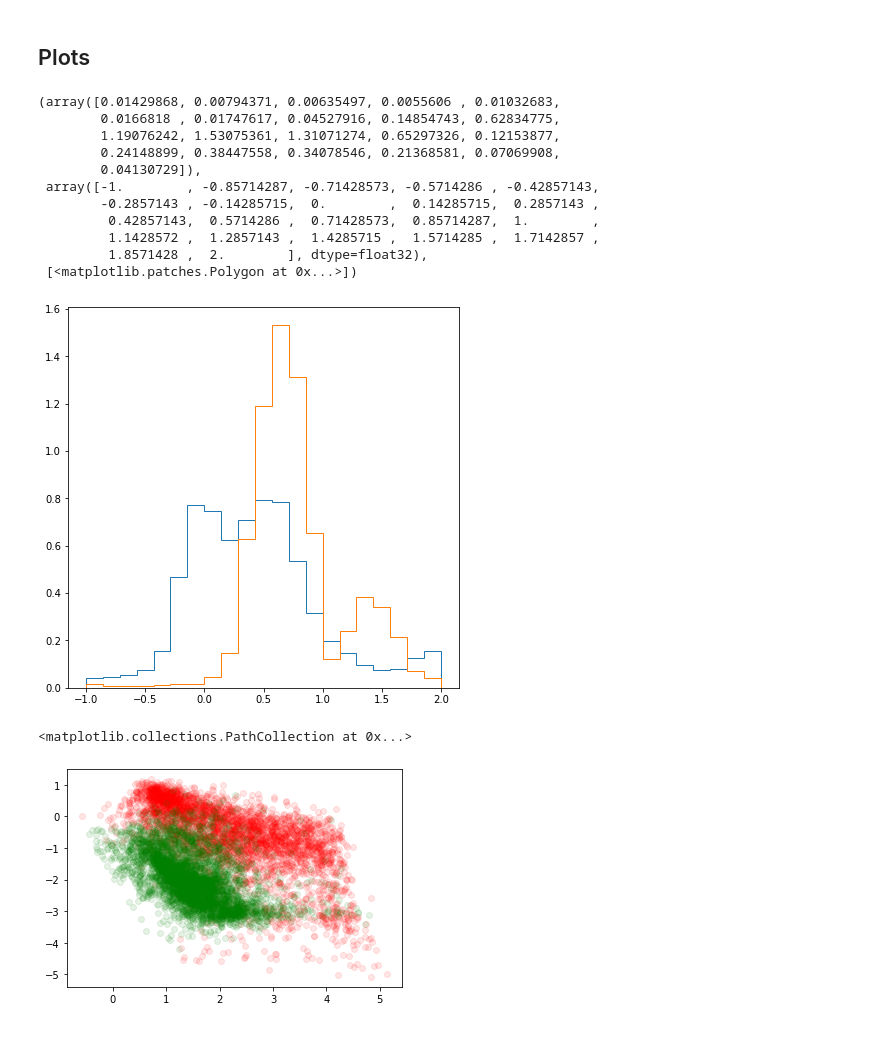
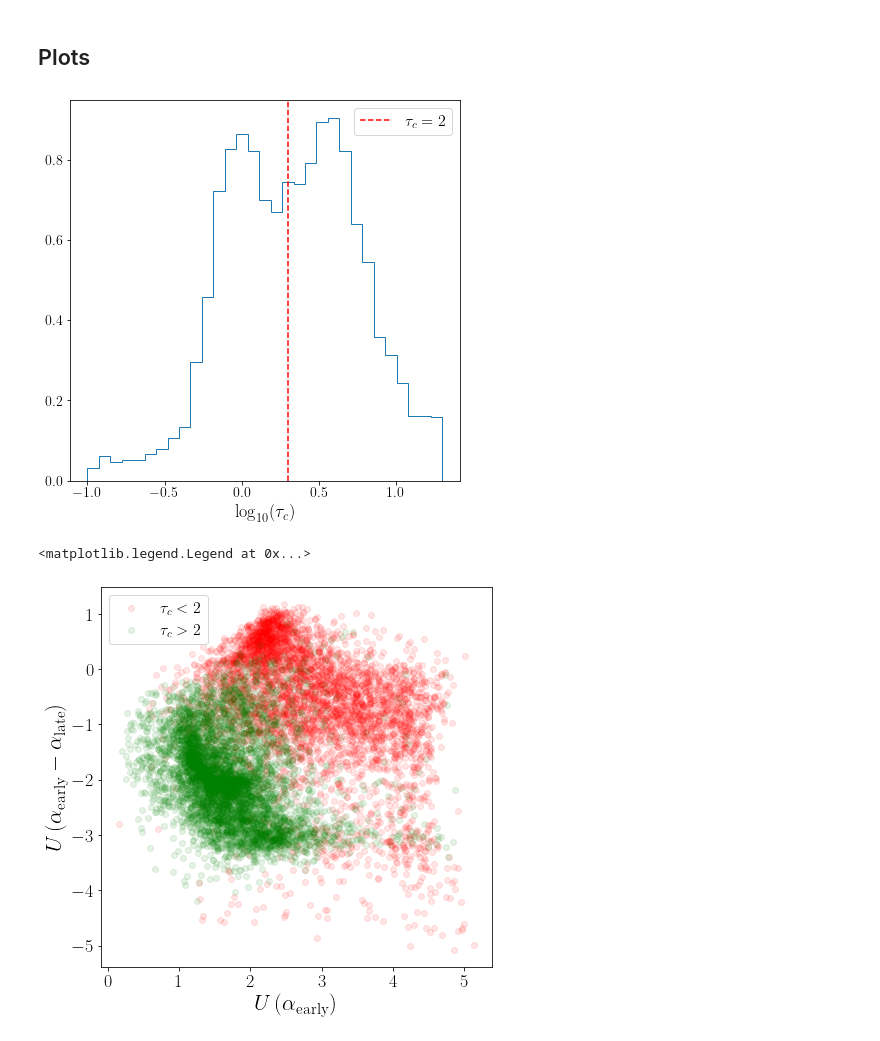
Before and after one commit to ismael-mendoza/nbody-relaxed, a Jupyter notebook: notebooks/exploratory/andrews-fits.ipynb, the cells around one changed output. Cells and saved outputs as stored; diff of their text form; code cells hidden in the pictures.

Commit message:
Finish diffmah (#88)
* update potry

* update precommit

* add tqdm

* improve plots for meeting

* alpha fits are stored so no need to re-run scipy

* alpha fits cache

* improve plots for meeting

```diff
--- a/notebooks/exploratory/andrews-fits.ipynb
+++ b/notebooks/exploratory/andrews-fits.ipynb
@@ -21,19 +17,7 @@ import relaxed
 # %%
 # import astropy
-from pathlib import Path
 import numpy as np
 import matplotlib.pyplot as plt
-import re
-from astropy.table import Table
-import astropy.table
-import json
-from scipy import stats
-from copy import deepcopy
-import sklearn
-import scipy
-import warnings
-from tqdm import tqdm
-
-import matplotlib as mpl
-from sklearn.model_selection import train_test_split
+plt.rcParams.update({
+    "text.usetex": True,})
 # %%
@@ -122,26 +91,31 @@ from relaxed.analysis import inv_softplus
 # %%
-# Here we have p_init = (u_logtc_fit, u_early_fit, u_late_fit)
-pars = np.load('../../output/pbest_9900.npy')
+# params[0] = log10(tau_c)
+# params[1] = ue = U(alpha_early - alpha_late)
+# params[2] = ul = U(late)
+params = np.load('../../output/pbest_diffmah.npy')
 # %%
 plt.figure(figsize=(7,7))
-n, bins, patches = plt.hist(pars[:, 0], histtype='step', bins=21, range=(-1, 2), density=True)
-plt.hist(np.log10(tau_c2), bins=bins, range=(-1, 2), histtype='step', density=True)
+n, bins, patches = plt.hist(params[:, 0], histtype='step', bins=31, range=(-1.0, 1.3), density=True)
+plt.axvline(np.log10(2), label=r"$\tau_{c} = 2$", color='r', ls='--')
+plt.xlabel(r"$\log_{10}(\tau_{c})$", size=18)
+plt.legend(prop={'size':16})
+plt.tick_params('both', labelsize=14)
 # %% [output]
-(array([0.01429868, 0.00794371, 0.00635497, 0.0055606 , 0.01032683,
-        0.0166818 , 0.01747617, 0.04527916, 0.14854743, 0.62834775,
-        1.19076242, 1.53075361, 1.31071274, 0.65297326, 0.12153877,
-        0.24148899, 0.38447558, 0.34078546, 0.21368581, 0.07069908,
-        0.04130729]),
- array([-1.        , -0.85714287, -0.71428573, -0.5714286 , -0.42857143,
-        -0.2857143 , -0.14285715,  0.        ,  0.14285715,  0.2857143 ,
-         0.42857143,  0.5714286 ,  0.71428573,  0.85714287,  1.        ,
-         1.1428572 ,  1.2857143 ,  1.4285715 ,  1.5714285 ,  1.7142857 ,
-         1.8571428 ,  2.        ], dtype=float32),
- [<matplotlib.patches.Polygon at 0x...>])
-[figure, old version]
+[figure, new version]
 # %%
-plt.scatter(pars[:, 1][10**pars[:, 0] < 2], pars[:, 2][10**pars[:, 0]< 2], alpha=0.1, color='r')
-plt.scatter(pars[:, 1][10**pars[:, 0] > 2], pars[:, 2][10**pars[:, 0]>2], alpha=0.1, color='g')
+from relaxed.analysis import softplus, inv_softplus
+plt.figure(figsize=(7,7))
+u_a_late = params[:, 2]
+u_a_early = inv_softplus(softplus(params[:, 1]) + softplus(u_a_late))
+
+
+plt.scatter(u_a_early[10**params[:, 0]< 2], params[:, 2][10**params[:, 0] < 2], alpha=0.1, color='r', label=r"$\tau_{c} < 2$")
+plt.scatter(u_a_early[10**params[:, 0]>2], params[:, 2][10**params[:, 0] > 2], alpha=0.1, color='g', label=r"$\tau_{c} > 2$")
+plt.xlabel(r"$U\left(\alpha_{\rm early} \right)$", size=22)
+plt.ylabel(r"$U\left(\alpha_{\rm early} - \alpha_{\rm late} \right)$", size=22)
+
+plt.tick_params('both', labelsize=18)
+plt.legend(prop={'size':16}, loc='best')
 # %% [output]
-<matplotlib.collections.PathCollection at 0x...>
+<matplotlib.legend.Legend at 0x...>
-[figure, old version]
+[figure, new version]
```
Also changed, not shown: parts of 12 cells of this notebook, 10 other files.
